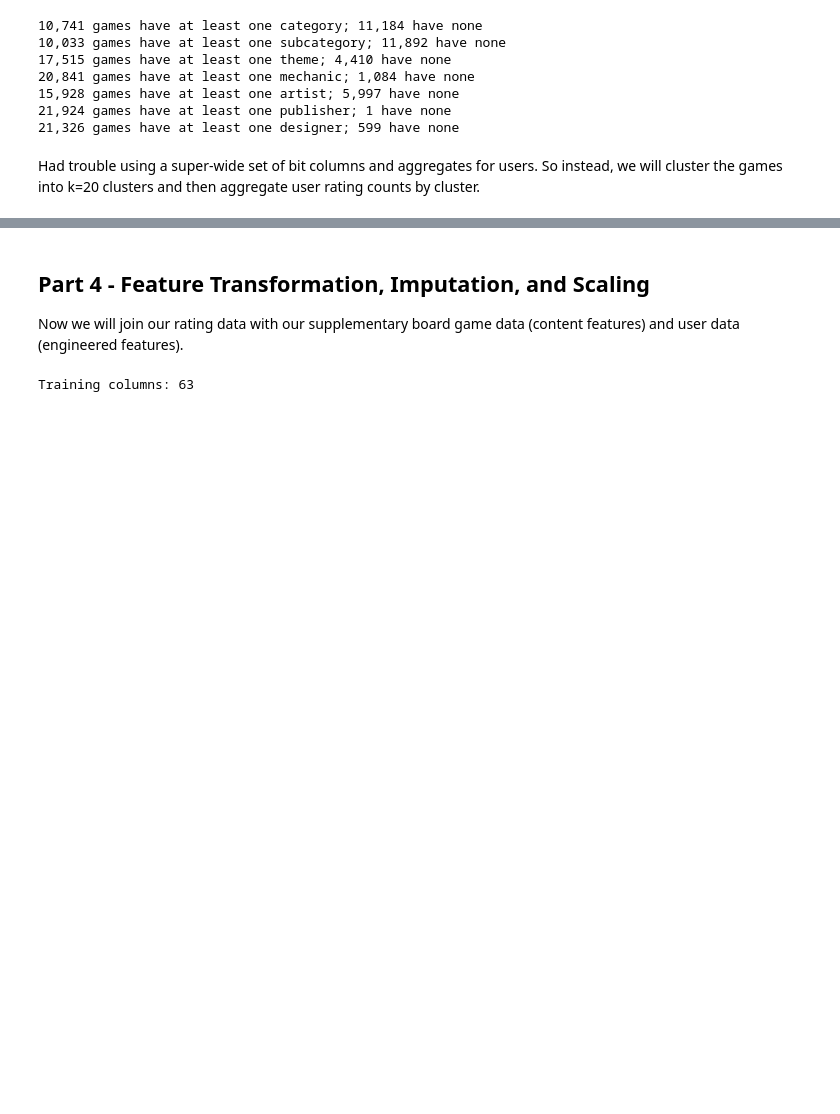
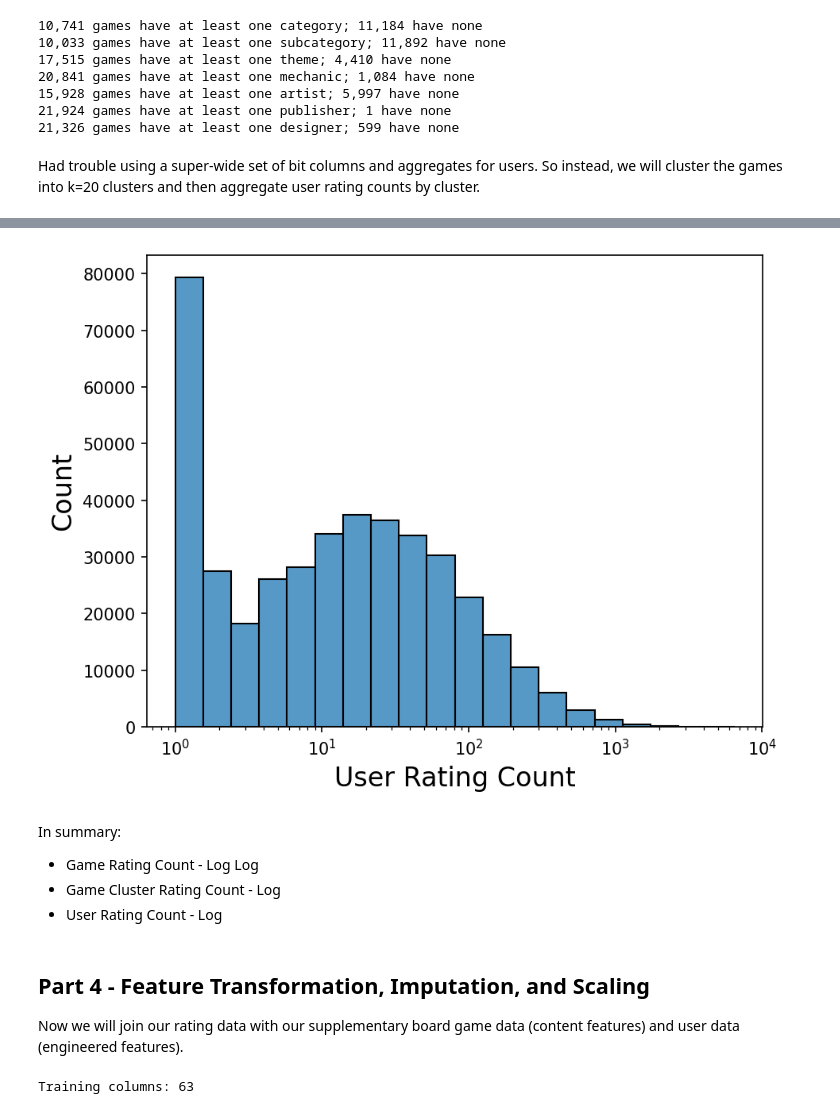
Before and after one commit to jmfb/csc6711-project5, a Jupyter notebook: Project5.ipynb, the cells around one changed output, grey strips where cells are left out. Drawn from its saved outputs; the diff is of its cells as text; code cells hidden in the pictures; blank space fills up the shorter version.

```diff
--- a/Project5.ipynb
+++ b/Project5.ipynb
@@ -449,3 +602,14 @@ train_avg_rating_df
+# %%
+plot = sns.histplot(x=counts_df.Rating, bins=20, log_scale=True)
+plot.set_xlabel('User Rating Count')
+plt.show()
+# %% [output]
+[figure, added]
+# %% [markdown]
+In summary:
+* Game Rating Count - Log Log
+* Game Cluster Rating Count - Log
+* User Rating Count - Log
 # %% [markdown]
 ## Part 4 - Feature Transformation, Imputation, and Scaling
 
```
Also changed, not shown: parts of 15 cells of this notebook.
